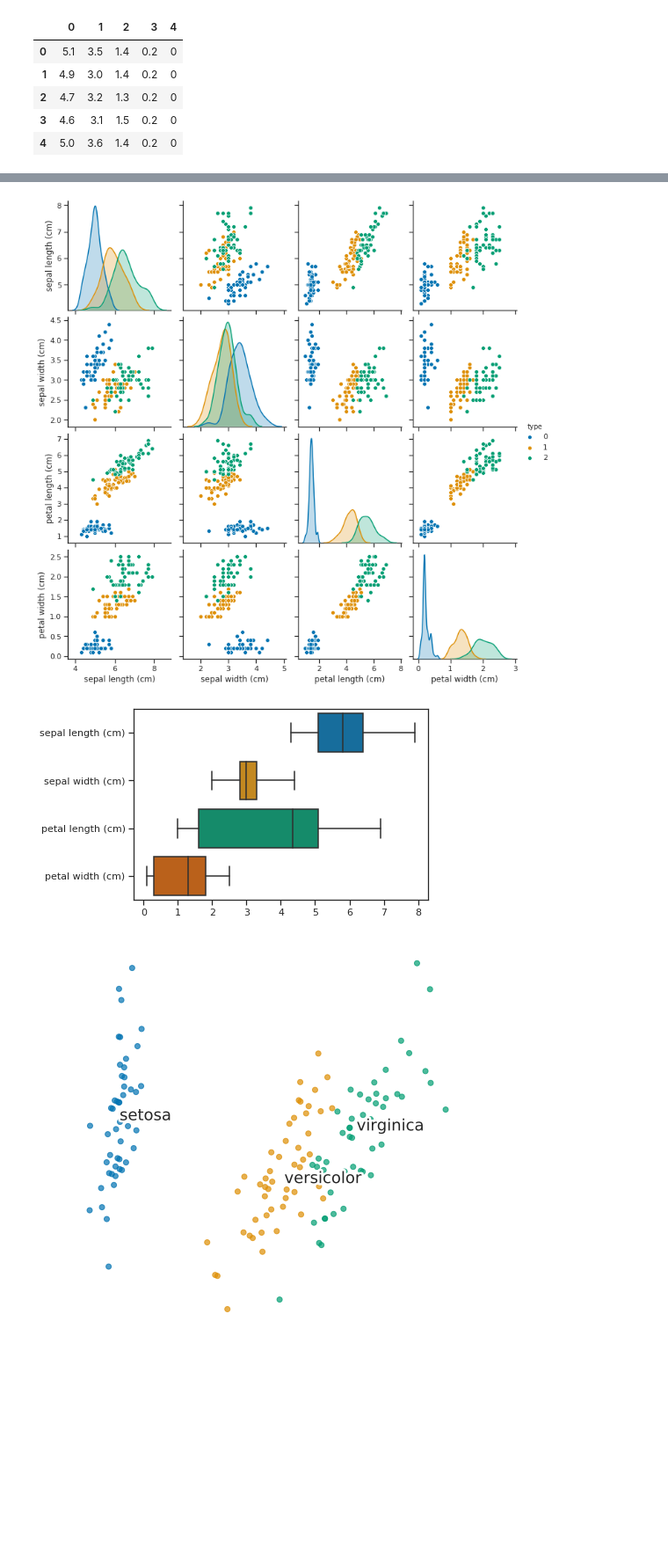
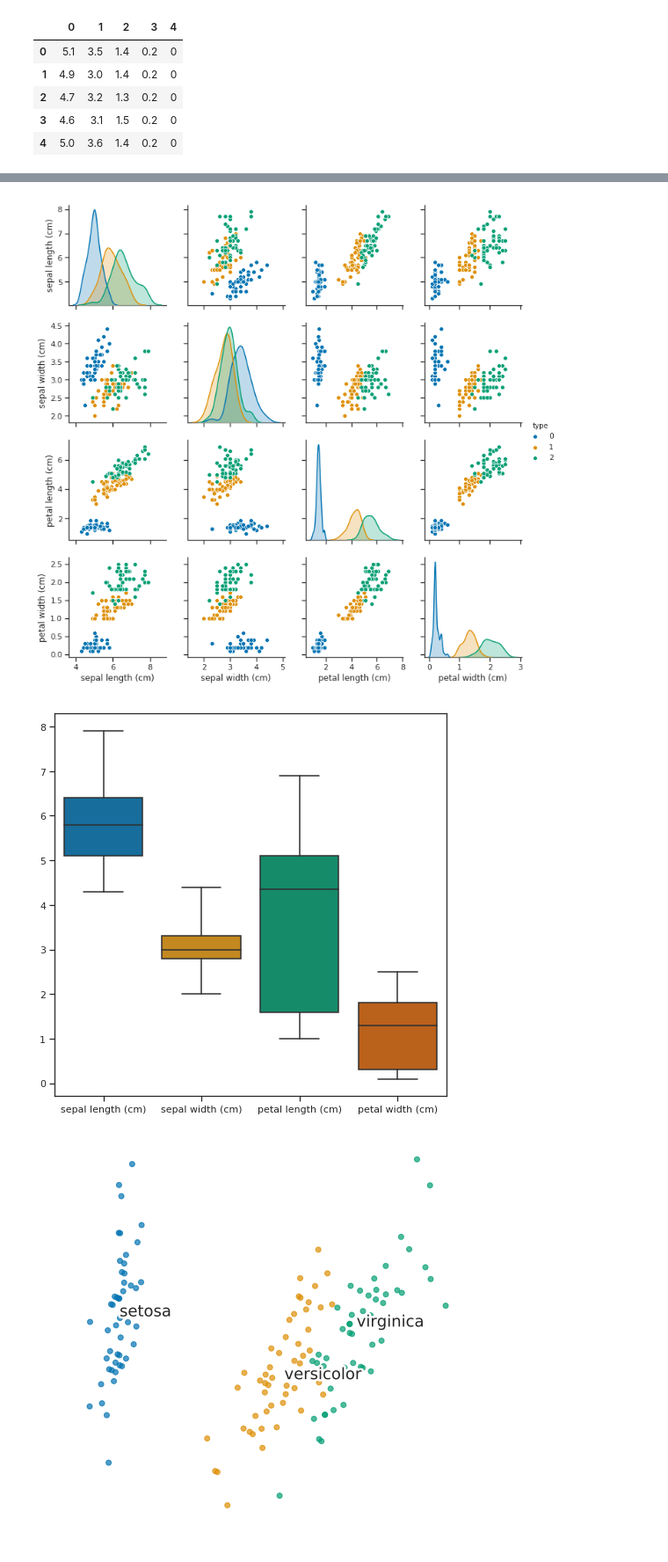
Before and after one commit to Mafidyuz/Presentazione-Reti-Neurali, a Jupyter notebook: mario_cappa/iris/iris.ipynb, the cells around one changed output, grey strips where cells are left out. Shown: that part at 88% size. Saved outputs shown, nothing was run; the diff lists cells and outputs as text; code cells hidden in the pictures; blank space fills up the shorter version.

```diff
--- a/mario_cappa/iris/iris.ipynb
+++ b/mario_cappa/iris/iris.ipynb
@@ -94,17 +90,16 @@ df.columns = ['sepal length (cm)',
 # %%
 import seaborn as sns; sns.set(style="ticks", color_codes=True)
 
-# Basic correlogram
-# hue=4
-sns.pairplot(df, palette="colorblind", diag_kind="kde", hue='type')
+sns.pairplot(df, palette="colorblind", diag_kind="kde", hue='type', x_vars=df.columns[:-1], y_vars=df.columns[:-1])
 plt.show()
 # %% [output]
-[figure, old version]
+[figure, new version]
 # %%
-sns.boxplot(data=df.iloc[:,:-1], palette='colorblind', orient='h', whis='range')
+plt.figure(figsize=(8,8))
+sns.boxplot(data=df.iloc[:,:-1], palette='colorblind', orient='v', whis='range')
 plt.show()
 # %% [output]
-[figure, old version]
+[figure, new version]
 # %%
 import matplotlib.patheffects as PathEffects
 from sklearn.decomposition import PCA
```
Also changed, not shown: parts of 6 cells of this notebook, 1 other file.
